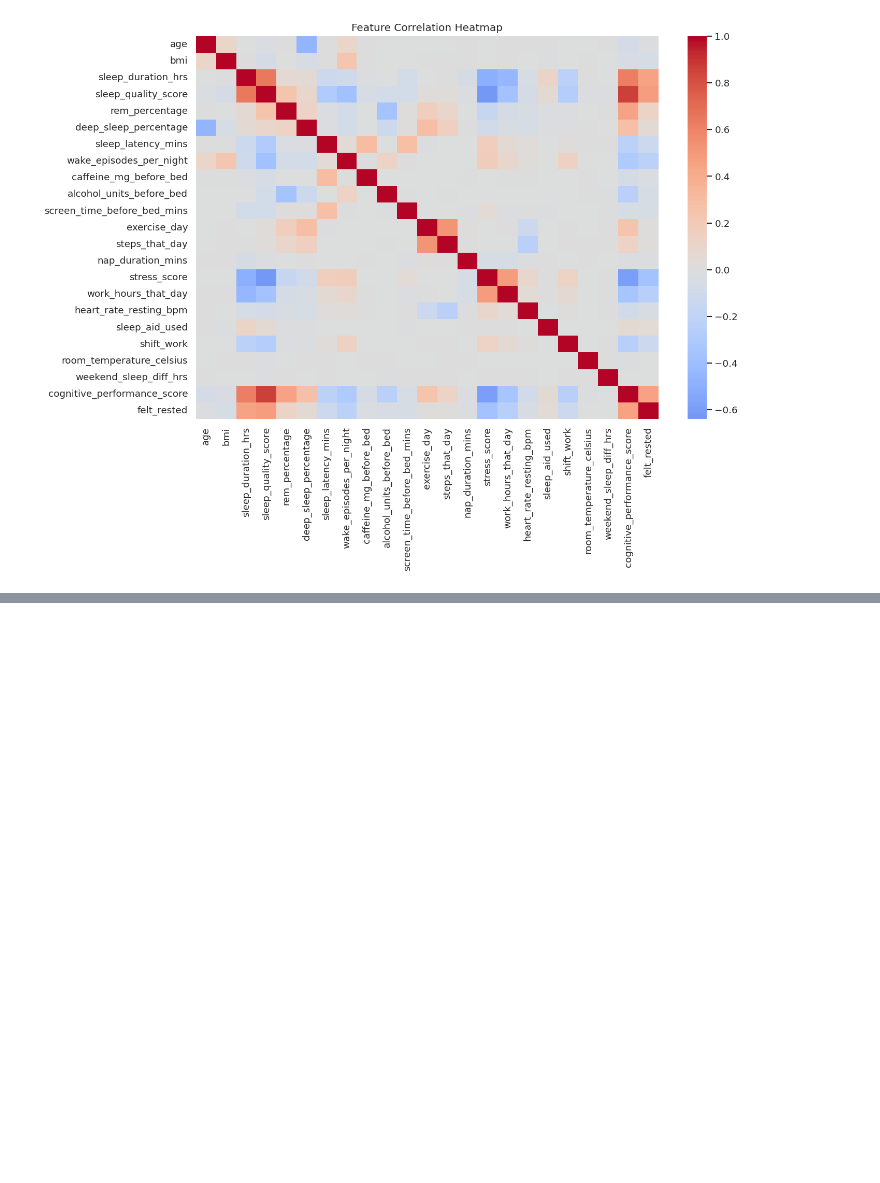
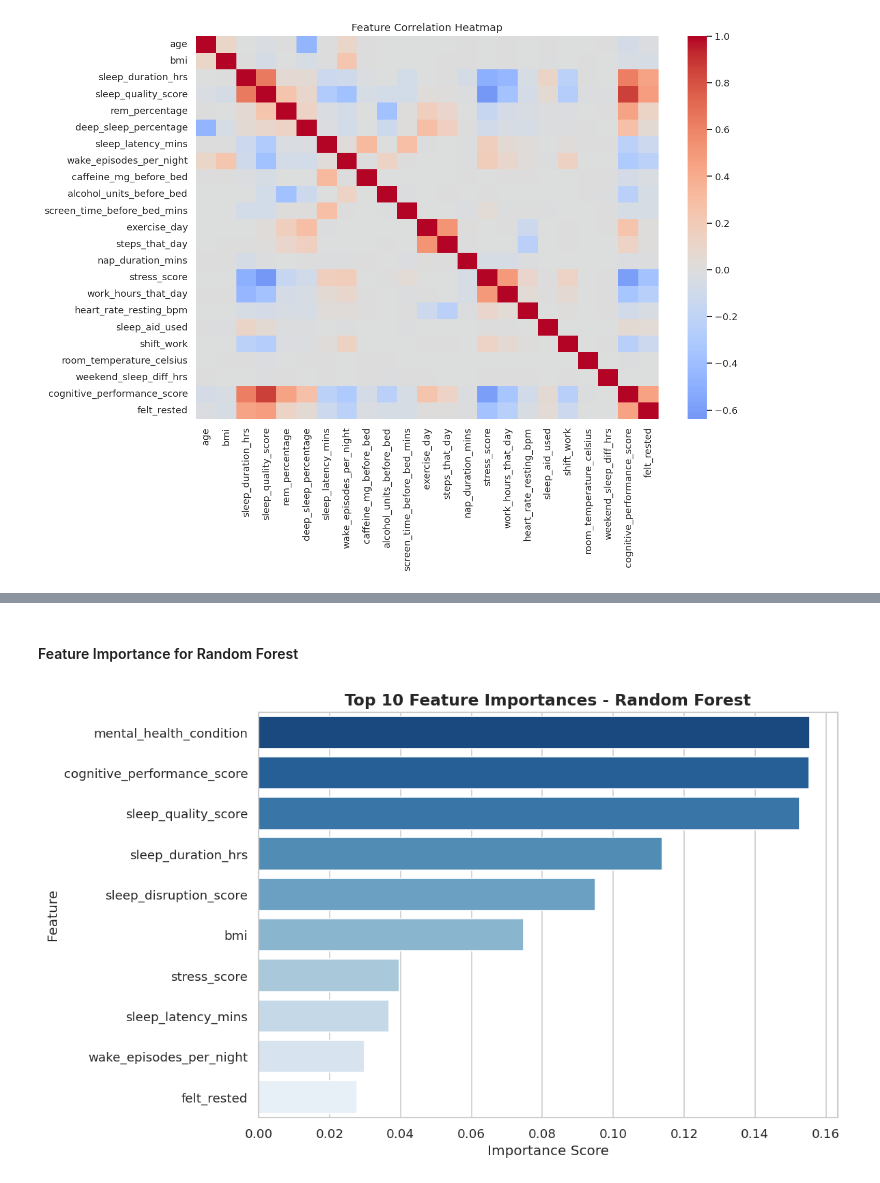
Before and after one commit to ibtihal7alharbi-tech/ML-project, a Jupyter notebook: sleep_disorder_risk_prediction.ipynb, the cells around one changed output, grey strips where cells are left out. Cells and saved outputs as stored; diff of their text form; code cells hidden in the pictures; blank space fills up the shorter version.

```diff
--- a/sleep_disorder_risk_prediction.ipynb
+++ b/sleep_disorder_risk_prediction.ipynb
@@ -398,0 +455,20 @@ R²:0.6462
+# %%
+# Model Building
+rf_model = RandomForestClassifier(
+    n_estimators=100,
+    max_depth=10,
+    class_weight="balanced",
+    random_state=42
+)
+
+rf_model.fit(X_train, y_train)
+y_pred = rf_model.predict(X_test)
+
+
+# Model Evaluation
+print(f"Accuracy: {accuracy_score(y_test, y_pred):.2%}")
+print("\nClassification Report:")
+print(classification_report(y_test, y_pred, target_names=target_encoder.classes_))
+
+print("\nConfusion Matrix:")
+print(confusion_matrix(y_test, y_pred))
@@ -398,0 +496,28 @@ R²:0.6462
+# %% [markdown]
+#### Feature Importance for Random Forest
+# %%
+# Extract feature importances from the trained Random Forest model
+feature_importance = pd.DataFrame({
+    "Feature": X_train.columns,
+    "Importance": rf_model.feature_importances_
+})
+
+# Sort features by importance in descending order
+feature_importance = feature_importance.sort_values(by="Importance", ascending=False)
+
+# Plot the top 10 most important features
+plt.figure(figsize=(10, 6))
+sns.barplot(
+    data=feature_importance.head(10),
+    x="Importance",
+    y="Feature",
+    palette="Blues_r"
+)
+
+plt.title("Top 10 Feature Importances - Random Forest", fontsize=14, fontweight="bold")
+plt.xlabel("Importance Score")
+plt.ylabel("Feature")
+plt.tight_layout()
+plt.show()
+# %% [output]
+[figure, added]
```
Also changed, not shown: parts of 59 cells of this notebook.
